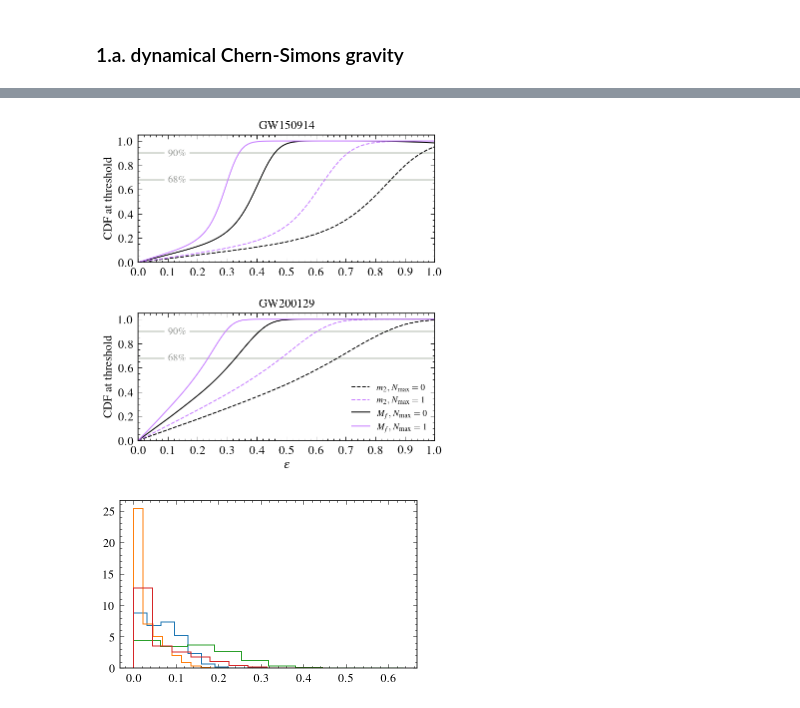
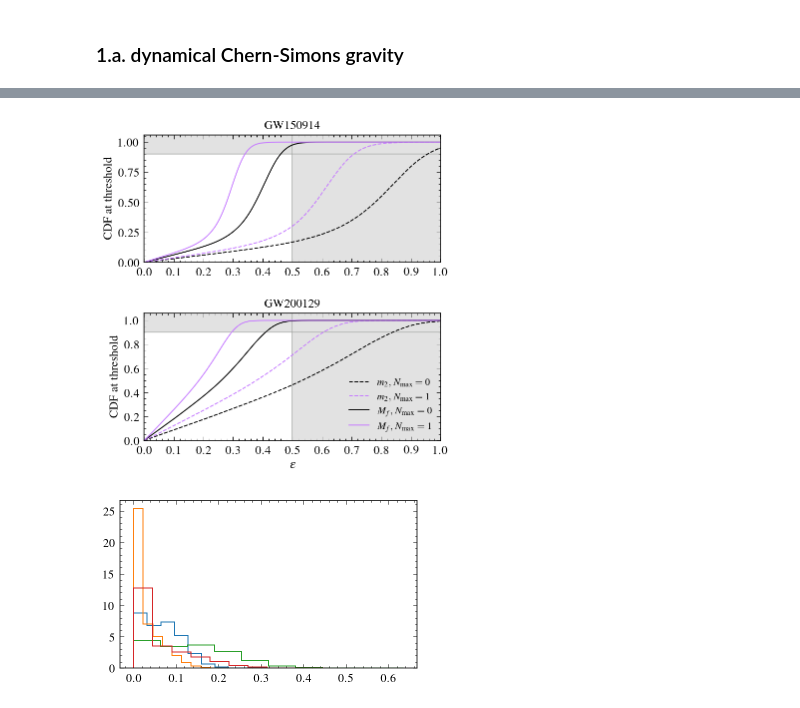
Before and after one commit to abhirup-ghosh/spinqnm, a Jupyter notebook: papers/paper_alt_theor_bounds/jnb/production_plots_all_theories.ipynb, the cells around one changed output, grey strips where cells are left out. Saved outputs shown, nothing was run; the diff lists cells and outputs as text; code cells hidden in the pictures.

```diff
--- a/papers/paper_alt_theor_bounds/jnb/production_plots_all_theories.ipynb
+++ b/papers/paper_alt_theor_bounds/jnb/production_plots_all_theories.ipynb
@@ -110,12 +116,12 @@ def find_cdf_at_threshold(m, l_tmp, pdf_tmp, lmax=60):
     from scipy.optimize import brentq
 
     # Create an interpolating function for the posterior
-    pdf_l_tmp = ius(l_tmp, pdf_tmp)
+    pdf_l_tmp = ius(l_tmp, pdf_tmp, k=1)
 
     # Calculate CDF at sample values of l by integrating the posterior
-    l_vals = np.arange(0, lmax + 1, 1)
+    l_vals = np.arange(0, lmax + 1/2., 1/2.)
     cdf_tmp = [pdf_l_tmp.integral(0, lmax) for lmax in l_vals]
-    cdf_l_tmp = ius(l_vals, cdf_tmp)
+    cdf_l_tmp = ius(l_vals, cdf_tmp, k=1)
 
     # Find where it is 90%
     def find_x90(x): return cdf_l_tmp(x) - 0.90
@@ -130,7 +136,7 @@ def find_cdf_at_threshold(m, l_tmp, pdf_tmp, lmax=60):
     print(x68, x90, 0.5 * m_median)
 
     # Set a number of epsilon and calculate the thresholds values
-    epsilon_vals  = np.arange(0, 1.0 + 0.01, 0.01)
+    epsilon_vals  = np.arange(0, 1.0 + 0.005, 0.005)
     m_thresholds  = np.array([(m_median * eps) for eps in epsilon_vals]) # in km
 
     # Finally, calculate the cdf at the threshold values
@@ -179,0 +197,12 @@ dcs_prior_j1, dcs_jlike_j1, dcs_jpost_j1 = joint_likelihood_and_posterior(data_G
+# %%
+l_bins=np.arange(0, 60 + 1/20., 1/20.)
+
+GW150914_kde_j0 = ReflectionBoundedKDE(GW150914_dcs_smp_l_j0, xlow=min(GW150914_dcs_smp_l_j0))
+GW150914_kde_j1 = ReflectionBoundedKDE(GW150914_dcs_smp_l_j1, xlow=min(GW150914_dcs_smp_l_j1))
+GW200129_kde_j0 = ReflectionBoundedKDE(GW200129_dcs_smp_l_j0, xlow=min(GW200129_dcs_smp_l_j0))
+GW200129_kde_j1 = ReflectionBoundedKDE(GW200129_dcs_smp_l_j1, xlow=min(GW200129_dcs_smp_l_j1))
+
+post_GW150914_kde_j0 = GW150914_kde_j0(l_bins)
+post_GW150914_kde_j1 = GW150914_kde_j1(l_bins)
+post_GW200129_kde_j0 = GW200129_kde_j0(l_bins)
+post_GW200129_kde_j1 = GW200129_kde_j1(l_bins)
@@ -270,43 +321,46 @@ plt.tight_layout()
 
 for k in ('A', 'B'):
     axes[k].set_xlim(0, 1)
-    axes[k].set_ylim(0, 1.05)
+    axes[k].set_ylim(0, 1.06)
     axes[k].xaxis.set_ticks(np.arange(0, 1 + 0.1, 0.1))
-    axes[k].axhline(0.90, color='xkcd:light gray', lw=2)
-    axes[k].axhline(0.68, color='xkcd:light gray', lw=2)
+    axes[k].axhline(0.90, color='xkcd:gray', lw=1, alpha=0.5)
+    axes[k].axvline(0.50, color='xkcd:gray', lw=1, alpha=0.5)
+    axes[k].axhspan(0.9, 1.06, color='#E2E2E2')
+    axes[k].axvspan(0.5, 1.00, color='#E2E2E2')
+    # axes[k].axhline(0.68, color='xkcd:light gray', lw=2)
 
 # -------
 # Panel A
 # -------
 axes['A'].plot(eps_val, GW150914_m2_j0, color=clist[0], ls=lslist[0], label=r"$m_{2}, \, j=0$")
 axes['A'].plot(eps_val, GW150914_m2_j1, color=clist[1], ls=lslist[0], label=r"$m_{2}, \, j=0,1$")
 axes['A'].plot(eps_val, GW150914_mf_j0, color=clist[0], ls=lslist[1], label=r"$M_{f}, \, j=0$")
 axes['A'].plot(eps_val, GW150914_mf_j1, color=clist[1], ls=lslist[1], label=r"$M_{f}, \, j=0,1$")
 axes['A'].set_ylabel('CDF at threshold')
 axes['A'].set_title("GW150914");
-axes['A'].text(0.1, 0.90 - 0.03, r'$90\%$', fontsize=10, color='xkcd:gray', bbox=dict(boxstyle="square", ec='white', fc='white',))
-axes['A'].text(0.1, 0.68 - 0.02, r'$68\%$', fontsize=10, color='xkcd:gray', bbox=dict(boxstyle="square", ec='white', fc='white',))
+# axes['A'].text(0.1, 0.90 - 0.03, r'$90\%$', fontsize=10, color='xkcd:gray', bbox=dict(boxstyle="square", ec='white', fc='white',))
+# axes['A'].text(0.1, 0.68 - 0.02, r'$68\%$', fontsize=10, color='xkcd:gray', bbox=dict(boxstyle="square", ec='white', fc='white',))
 # axes['A'].legend(loc='lower right', frameon=False, fontsize=9, facecolor='white', edgecolor='white');
-axes['A'].yaxis.set_ticks([0, 0.2, 0.4, 0.6, 0.8, 1.0]);
+# axes['A'].yaxis.set_ticks([0, 0.2, 0.4, 0.6, 0.8, 1.0]);
 
 # -------
 # Panel B
 # -------
 axes['B'].plot(eps_val, GW200129_m2_j0, color=clist[0], ls=lslist[0],  label=r"$m_{2}, \, N_{\rm max}=0$")
 axes['B'].plot(eps_val, GW200129_m2_j1, color=clist[1], ls=lslist[0],  label=r"$m_{2}, \, N_{\rm max}=1$")
 axes['B'].plot(eps_val, GW200129_mf_j0, color=clist[0], ls=lslist[1],  label=r"$M_{f}, \, N_{\rm max}=0$")
 axes['B'].plot(eps_val, GW200129_mf_j1, color=clist[1], ls=lslist[1],  label=r"$M_{f}, \, N_{\rm max}=1$")
 axes['B'].set_ylabel('CDF at threshold')
 axes['B'].set_xlabel(r'$\varepsilon$')
 axes['B'].set_title("GW200129");
-axes['B'].text(0.1, 0.90 - 0.03, r'$90\%$', fontsize=10, color='xkcd:gray', bbox=dict(boxstyle="square", ec='white', fc='white',))
-axes['B'].text(0.1, 0.68 - 0.02, r'$68\%$', fontsize=10, color='xkcd:gray', bbox=dict(boxstyle="square", ec='white', fc='white',))
-axes['B'].legend(loc='lower right', fontsize=9);
+# axes['B'].text(0.1, 0.90 - 0.03, r'$90\%$', fontsize=10, color='xkcd:gray', bbox=dict(boxstyle="square", ec='white', fc='white',))
+# axes['B'].text(0.1, 0.68 - 0.02, r'$68\%$', fontsize=10, color='xkcd:gray', bbox=dict(boxstyle="square", ec='white', fc='white',))
+axes['B'].legend(loc='lower right', fontsize=10);
 axes['B'].yaxis.set_ticks([0, 0.2, 0.4, 0.6, 0.8, 1.0]);
 
 plt.savefig('fig_output/dcs_cdf_varying_threshold.pdf')
 # %% [output]
-[figure, old version]
+[figure, new version]
 # %%
 delta_omega0 = 3.1964
 delta_omega1 = 41.199
```
Also changed, not shown: parts of 39 cells of this notebook, 2 other files.
